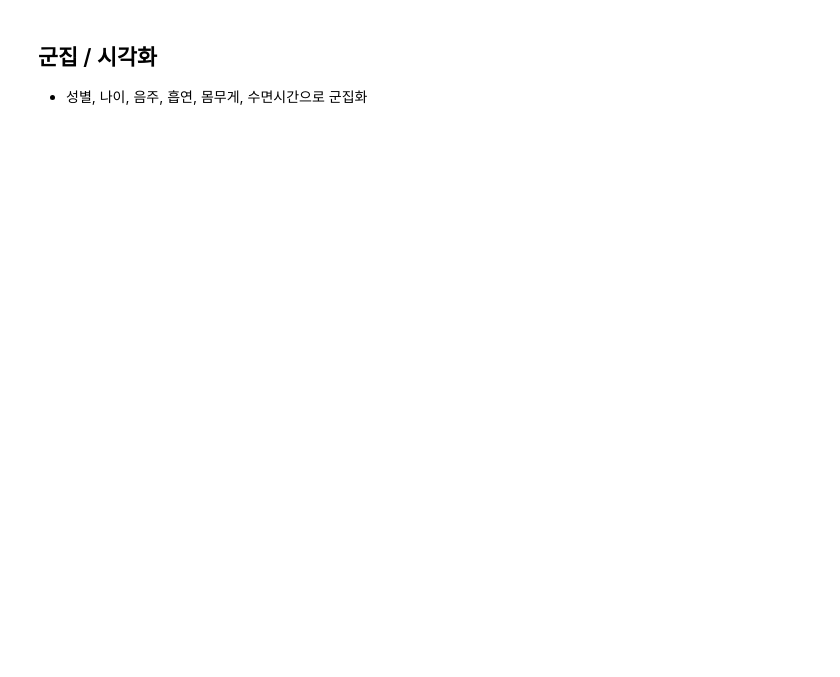
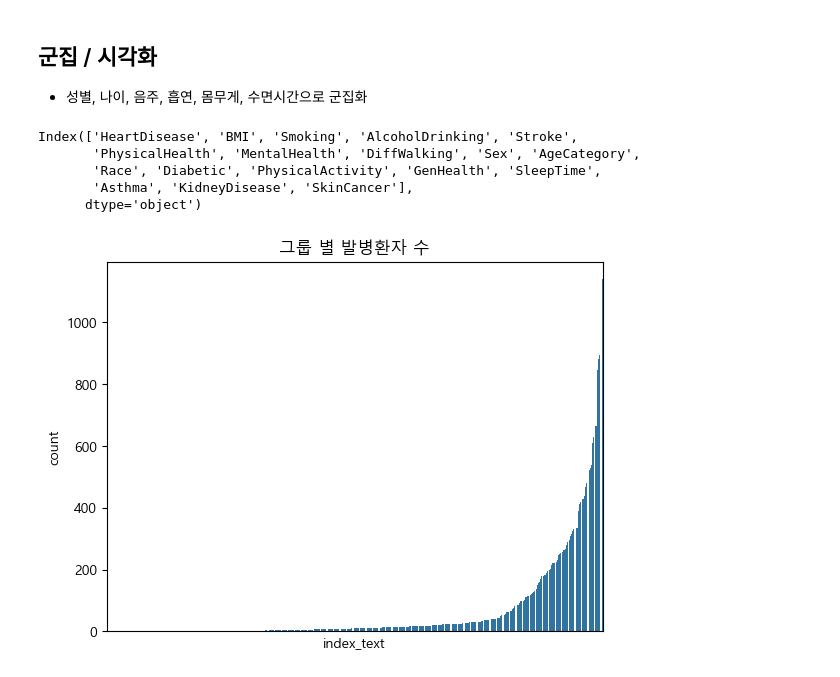
Before and after one commit to nohjuhyeon/healthcare_team, a Jupyter notebook: docs/yohan/Analysis/helth_analysis.ipynb, the cells around one changed output. Drawn from its saved outputs; the diff is of its cells as text; code cells hidden in the pictures; blank space fills up the shorter version.

```diff
--- a/docs/yohan/Analysis/helth_analysis.ipynb
+++ b/docs/yohan/Analysis/helth_analysis.ipynb
@@ -206,18 +206,15 @@ def change_yesno(dataframe):
 
         # 내용 변환
         for j in serise:
-            j = j.replace('Yes',name,1)
-            j = j.replace('No','no ' + name,1)
-
-            if j =='Yes':
-                change_list.append(name)
-            elif j == 'No':
-                change_list.append('No ' + name)
-            elif j[:3] == 'Yes':
-                content = j.replace('Yes',name + ' ',1)
+            if j[:3] == 'Yes':
+                content = j.replace('Yes',name,1)
+                change_list.append(content)
+            elif j[:3] == 'No,':
+                content = j.replace('No','No ' + name + ' ',1)
                 change_list.append(content)
             elif j[:2] == 'No':
-                content = j.replace('No','no ' + name + ' ',1)
+                content = j.replace('No','No ' + name,1)
+                change_list.append(content)
             else:
                 break
 
@@ -247,3 +228,35 @@ df_imnotok
 # %% [markdown]
 ## 군집 / 시각화
 - 성별, 나이, 음주, 흡연, 몸무게, 수면시간으로 군집화
+# %%
+df_imnotok.columns
+# %% [output]
+Index(['HeartDisease', 'BMI', 'Smoking', 'AlcoholDrinking', 'Stroke',
+       'PhysicalHealth', 'MentalHealth', 'DiffWalking', 'Sex', 'AgeCategory',
+       'Race', 'Diabetic', 'PhysicalActivity', 'GenHealth', 'SleepTime',
+       'Asthma', 'KidneyDisease', 'SkinCancer'],
+      dtype='object')
+# %%
+# Series를 DataFrame으로 변환
+data = df_imnotok.groupby(['Sex','AlcoholDrinking','Smoking','SleepTime'])['AgeCategory'].value_counts().reset_index(name='count')
+# %%
+index_list = []
+
+for idx,row in data.iterrows():
+    index_text = '/'.join(row.values[:-1])
+    index_list.append(index_text)
+
+data['index_text'] = index_list
+# %%
+# 그룹별 시각화
+
+sns.barplot(data=data.sort_values('count'),x='index_text', y='count')
+
+plt.title('그룹 별 발병환자 수')
+
+# 값이 너무 많이 있어서 x축 태그 비활성화
+plt.xticks([])
+
+plt.show()
+# %% [output]
+[figure, added]
```
Also changed, not shown: parts of 4 cells of this notebook.
